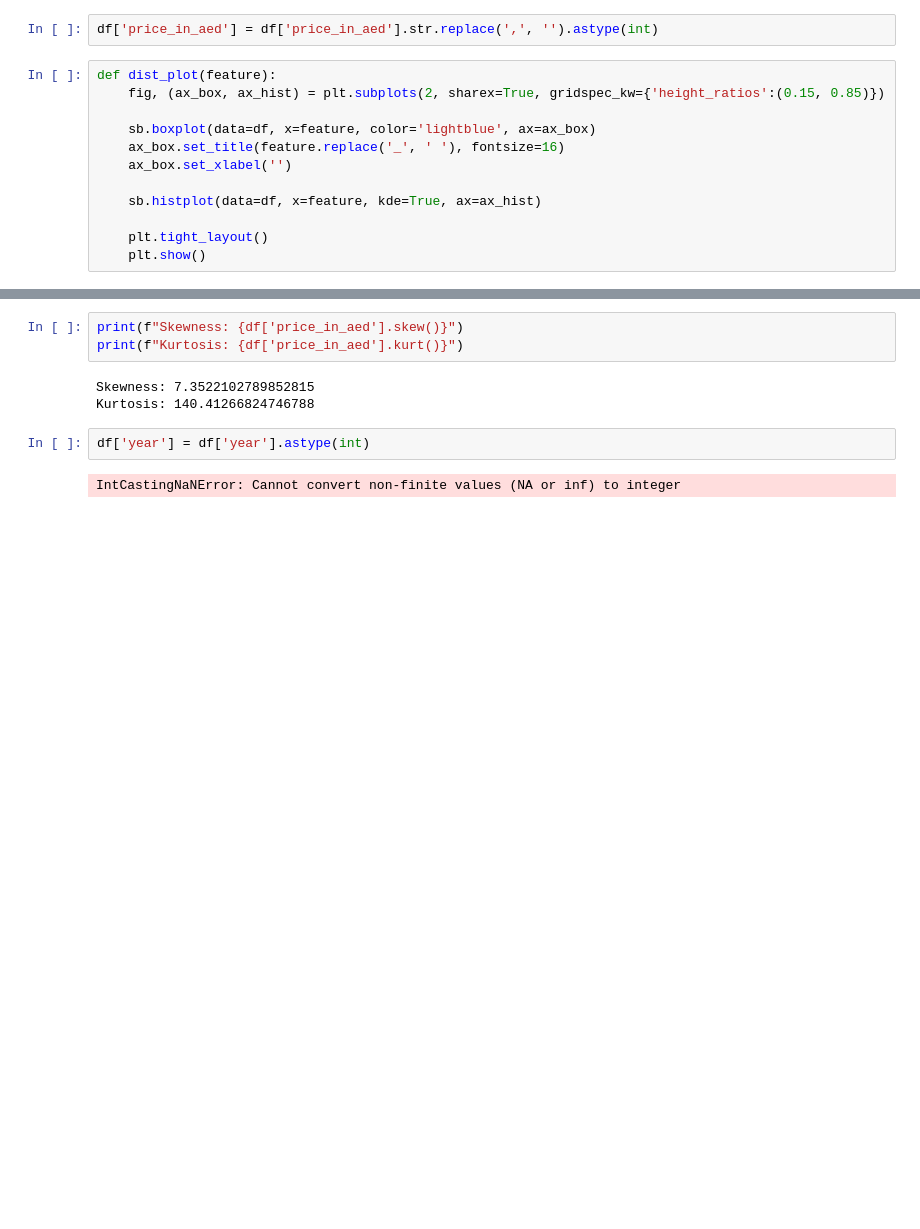
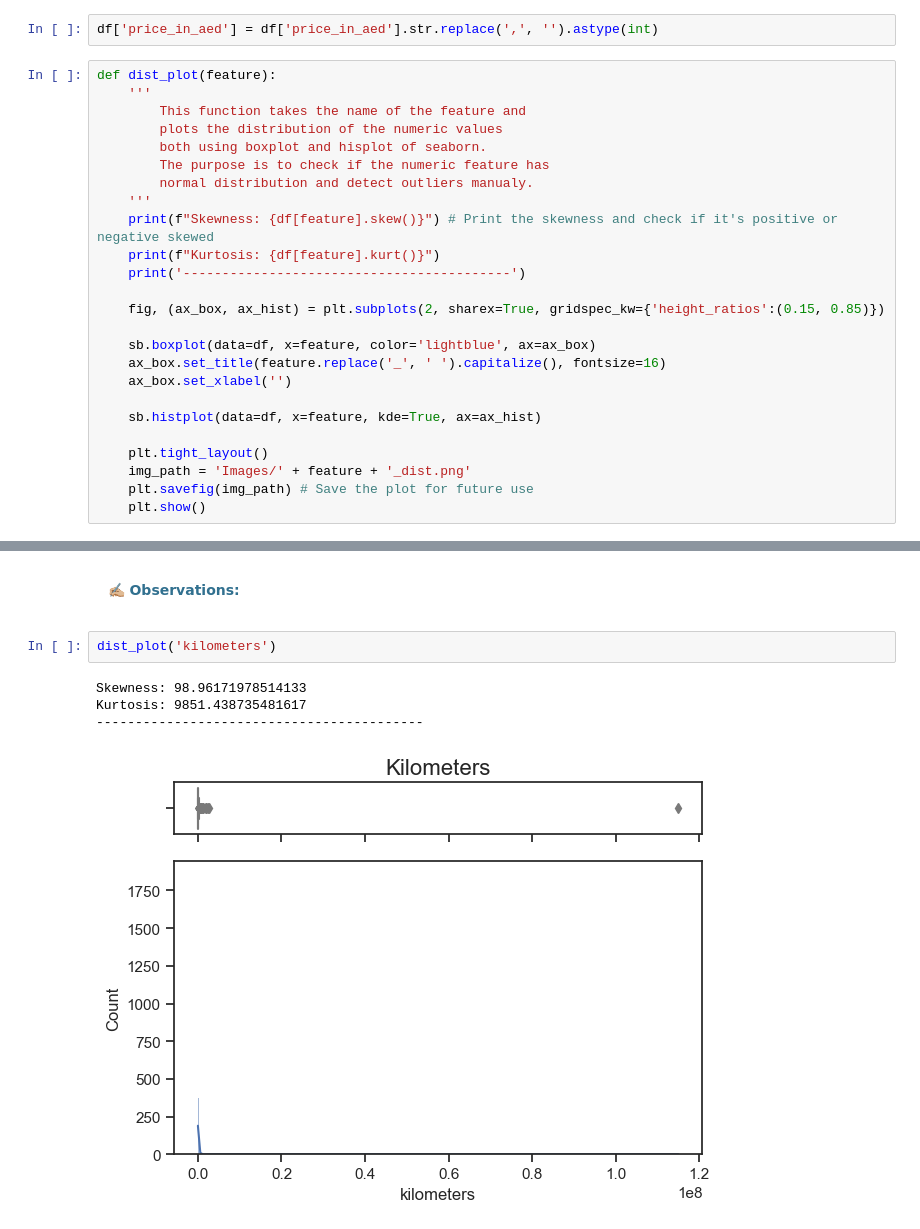
Before and after one commit to muscak/Dubizzle-Used-Car-Sale-Price-Prediction, a Jupyter notebook: Dubizzle-Used-Car-Sale-Price-Prediction.ipynb, the cells around one changed output, grey strips where cells are left out. Saved outputs shown, nothing was run; the diff lists cells and outputs as text; blank space fills up the shorter version.

```diff
--- a/Dubizzle-Used-Car-Sale-Price-Prediction.ipynb
+++ b/Dubizzle-Used-Car-Sale-Price-Prediction.ipynb
@@ -148,15 +231,28 @@ memory usage: 1.4+ MB
 df['price_in_aed'] = df['price_in_aed'].str.replace(',', '').astype(int)
 # %%
 def dist_plot(feature):
+    '''
+        This function takes the name of the feature and
+        plots the distribution of the numeric values
+        both using boxplot and hisplot of seaborn.
+        The purpose is to check if the numeric feature has
+        normal distribution and detect outliers manualy.
+    '''
+    print(f"Skewness: {df[feature].skew()}") # Print the skewness and check if it's positive or negative skewed
+    print(f"Kurtosis: {df[feature].kurt()}")
+    print('------------------------------------------')
+
     fig, (ax_box, ax_hist) = plt.subplots(2, sharex=True, gridspec_kw={'height_ratios':(0.15, 0.85)})
 
     sb.boxplot(data=df, x=feature, color='lightblue', ax=ax_box)
-    ax_box.set_title(feature.replace('_', ' '), fontsize=16)
+    ax_box.set_title(feature.replace('_', ' ').capitalize(), fontsize=16)
     ax_box.set_xlabel('')
 
     sb.histplot(data=df, x=feature, kde=True, ax=ax_hist)
 
     plt.tight_layout()
+    img_path = 'Images/' + feature + '_dist.png'
+    plt.savefig(img_path) # Save the plot for future use
     plt.show()
 # %%
 dist_plot('price_in_aed')
@@ -165,10 +264,11 @@ dist_plot('price_in_aed')
-# %%
-print(f"Skewness: {df['price_in_aed'].skew()}")
-print(f"Kurtosis: {df['price_in_aed'].kurt()}")
-# %% [output]
-Skewness: 7.3522102789852815
-Kurtosis: 140.41266824746788
-# %%
-df['year'] = df['year'].astype(int)
-# %% [output]
-IntCastingNaNError: Cannot convert non-finite values (NA or inf) to integer
+# %% [markdown]
+<div class='alert alert-info' style='border-radius:10px;background-color:white;'>
+    ✍🏼 <b>Observations:</b>
+</div>
+# %%
+dist_plot('kilometers')
+# %% [output]
+Skewness: 98.96171978514133
+Kurtosis: 9851.438735481617
+------------------------------------------
+[figure, added]
```
Also changed, not shown: parts of 14 cells of this notebook, 6 other files.
